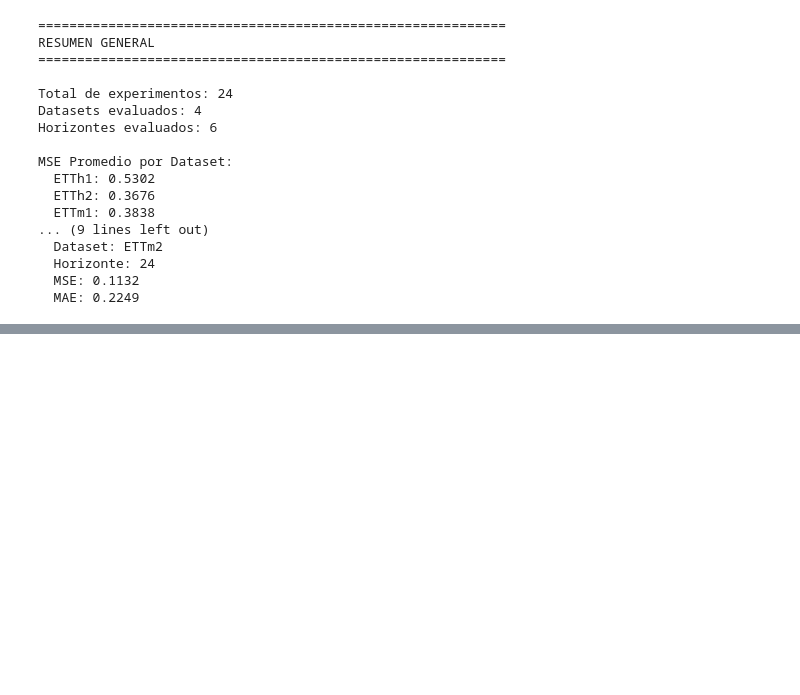
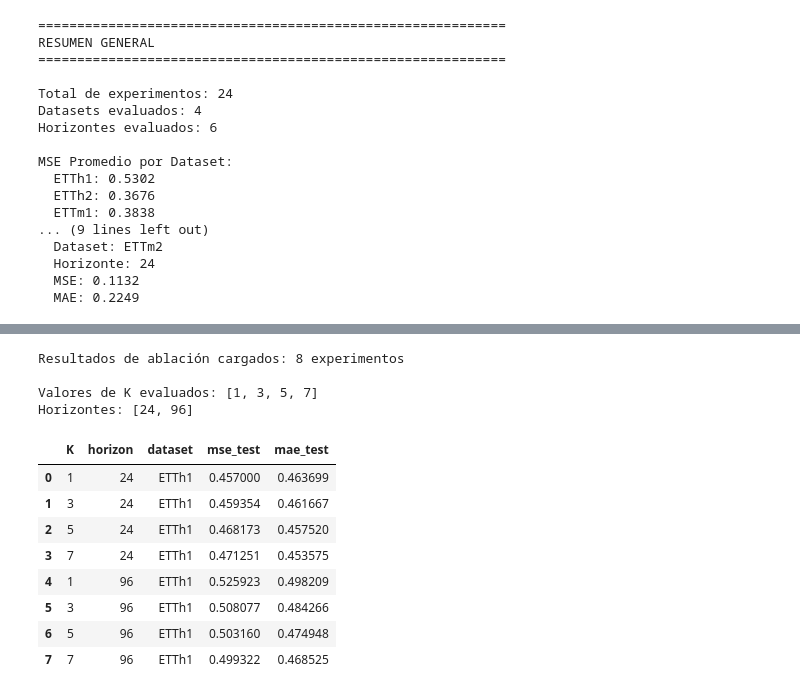
Before and after one commit to giansmart/ETSformer, a Jupyter notebook: notebooks/01_metrics_analysis.ipynb, the cells around one changed output, grey strips where cells are left out. Cells and saved outputs as stored; diff of their text form; code cells hidden in the pictures; blank space fills up the shorter version.

Commit message:
adding new experiment analysis

```diff
--- a/notebooks/01_metrics_analysis.ipynb
+++ b/notebooks/01_metrics_analysis.ipynb
@@ -619,0 +669,65 @@ MSE Promedio por Dataset:
+# %%
+# Cargar resultados de ablación
+loader_abl = ResultsLoader(results_dir='../results_abl')
+ablation_df = loader_abl.get_all_results()
+
+# Extraer el valor de K desde el nombre del setting
+def extract_K_value(setting):
+    """Extrae el valor de K desde el string de configuración."""
+    import re
+    match = re.search(r'_K(\d+)_', setting)
+    if match:
+        return int(match.group(1))
+    return None
+
+# Cargar y procesar resultados de ablación
+ablation_results = []
+for folder in loader_abl.get_experiment_folders():
+    info = loader_abl.parse_folder_name(folder.name)
+    if not info:
+        continue
+
+    # Cargar training log para obtener el setting
+    log = loader_abl.load_training_log(folder)
+    setting = log.get('setting', '')
+    K = extract_K_value(setting)
+
+    if K is None:
+        continue
+
+    # Cargar métricas
+    metrics = loader_abl.load_test_results(folder)
+
+    row = {
+        'K': K,
+        'horizon': info['horizon'],
+        'dataset': info['dataset'],
+    }
+
+    if 'test' in metrics:
+        row['mse_test'] = metrics['test'].get('mse')
+        row['mae_test'] = metrics['test'].get('mae')
+
+    ablation_results.append(row)
+
+abl_df = pd.DataFrame(ablation_results).sort_values(['horizon', 'K']).reset_index(drop=True)
+
+print(f"Resultados de ablación cargados: {len(abl_df)} experimentos")
+print(f"\nValores de K evaluados: {sorted(abl_df['K'].unique())}")
+print(f"Horizontes: {sorted(abl_df['horizon'].unique())}")
+print()
+display(abl_df)
+# %% [output]
+Resultados de ablación cargados: 8 experimentos
+
+Valores de K evaluados: [1, 3, 5, 7]
+Horizontes: [24, 96]
+|  | K | horizon | dataset | mse_test | mae_test |
+| 0 | 1 | 24 | ETTh1 | 0.457000 | 0.463699 |
+| 1 | 3 | 24 | ETTh1 | 0.459354 | 0.461667 |
+| 2 | 5 | 24 | ETTh1 | 0.468173 | 0.457520 |
+| 3 | 7 | 24 | ETTh1 | 0.471251 | 0.453575 |
+| 4 | 1 | 96 | ETTh1 | 0.525923 | 0.498209 |
+| 5 | 3 | 96 | ETTh1 | 0.508077 | 0.484266 |
+| 6 | 5 | 96 | ETTh1 | 0.503160 | 0.474948 |
+| 7 | 7 | 96 | ETTh1 | 0.499322 | 0.468525 |
```
Also changed, not shown: parts of 21 cells of this notebook, 5 other files.
